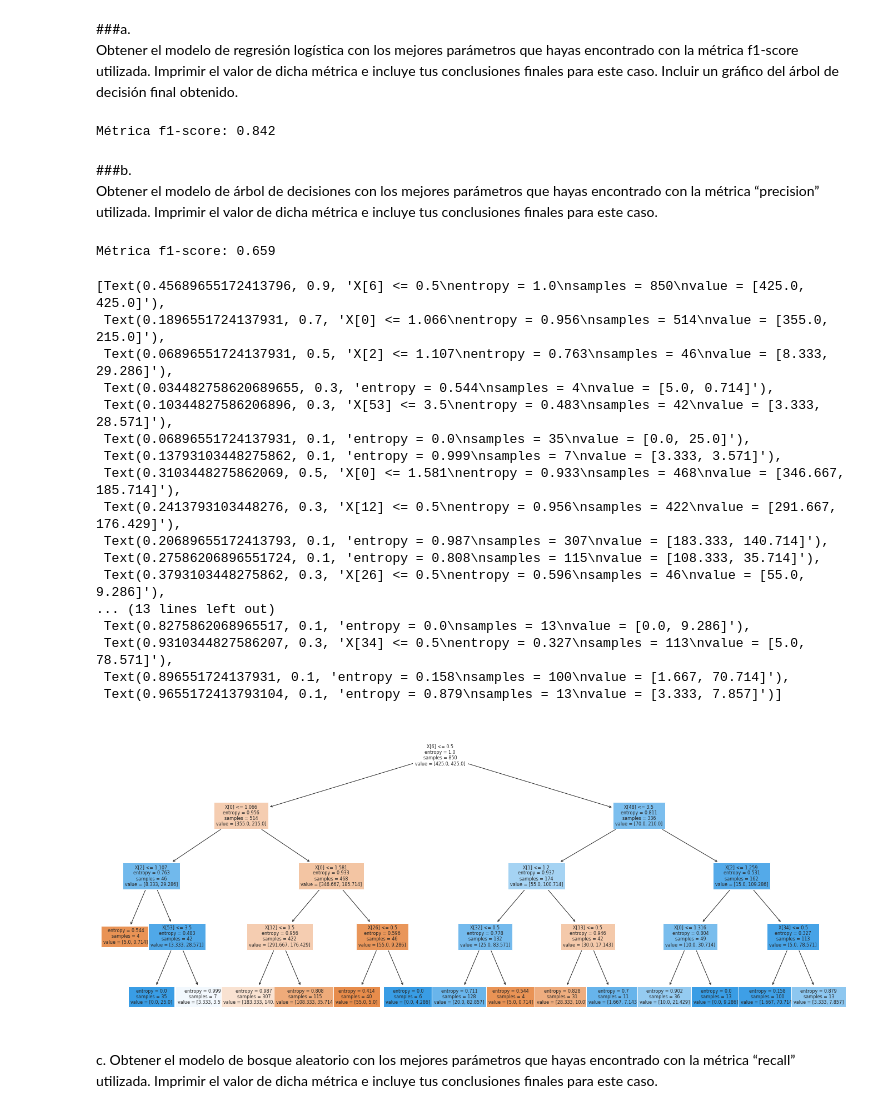
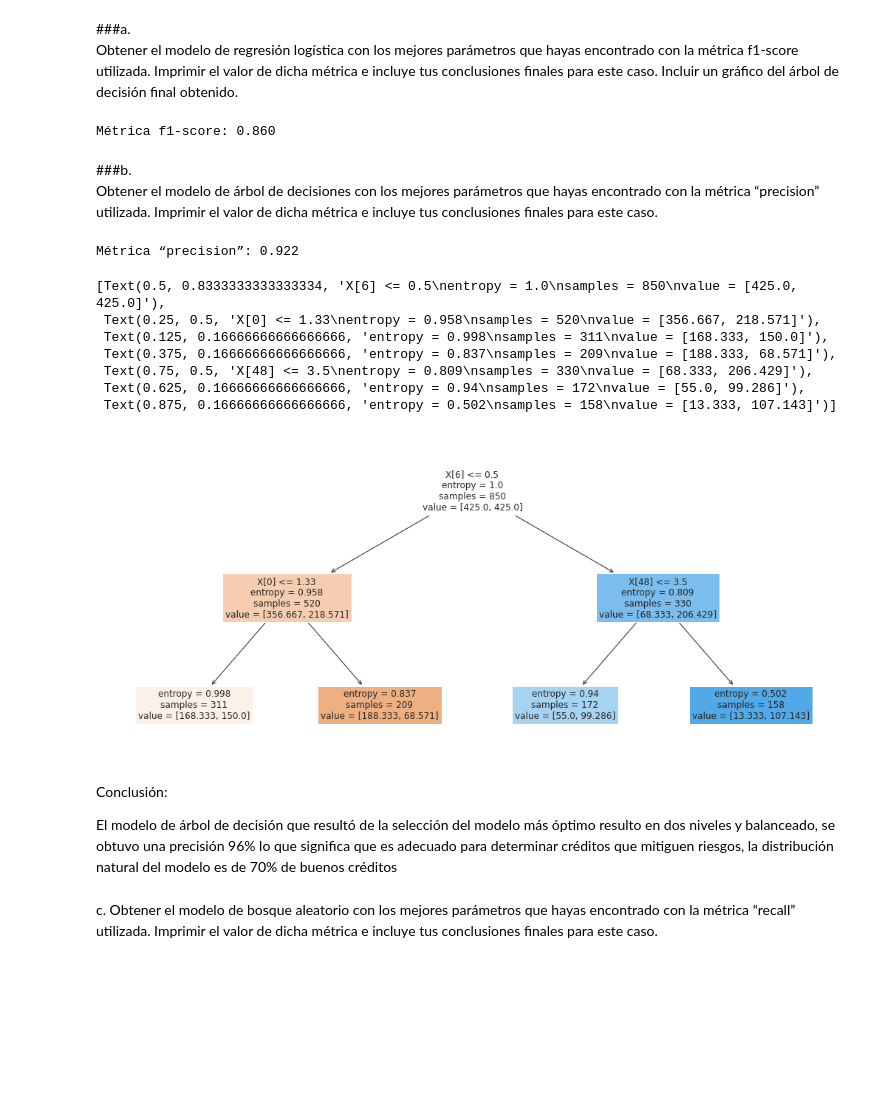
Before and after one commit to feracor/iayaa-Equipo-40, a Jupyter notebook: Arboldedecision_Equipo40.ipynb, the cells around one changed output. Cells and saved outputs as stored; diff of their text form; code cells hidden in the pictures; blank space fills up the shorter version.

```diff
--- a/Arboldedecision_Equipo40.ipynb
+++ b/Arboldedecision_Equipo40.ipynb
@@ -329,9 +331,9 @@ columnas_a_aplicar_df_nbin_pip = df_bin
 ###c.
 Aplica la transformación One-Hot encoding a las variables de entrada de tipo categórico y binaria. En particular, justifica por qué una variable binaria requeriría que se le aplique  la  transformación one-hot encoding. Por el momento dejar las variables ordinales sin transformar.
 # %%
-Col_Trans = ColumnTransformer(transformers=[('numericas', df_num_pip, columnas_a_aplicar_df_num_pip),
-                                            ('categoricas', df_cate_pip, columnas_a_aplicar_df_num_cate),
-                                            ('binarias', df_bin_pip, columnas_a_aplicar_df_nbin_pip)],
+Col_Trans = ColumnTransformer(transformers=[('numericas', df_num_pip, df_num),
+                                            ('categoricas', df_cate_pip, df_cate),
+                                            ('binarias', df_bin_pip, df_bin)],
                                             remainder='passthrough')
 
 #Ver las trasnformaciones y analizar lo que que necesitamos
@@ -873,43 +891,37 @@ encontrado con la métrica f1-score utilizada. Imprimir el valor de dicha métri
 tus conclusiones finales para este caso. Incluir un gráfico del árbol de decisión final
 obtenido.
 # %%
-estimador_optimo = gridFinal.best_estimator_
-predicciones = estimador_optimo.predict(X_test)
-print("Métrica f1-score: %.3f \n" %(mi_f1_score(y_test, predicciones)))
+optimal_estimator = gridFinal.best_estimator_
+predictions = optimal_estimator.predict(X_test)
+print("Métrica f1-score: %.3f \n" %(mi_f1_score(y_test, predictions)))
 # %% [output]
-Métrica f1-score: 0.842
+Métrica f1-score: 0.860
 # %% [markdown]
 ###b.
 Obtener el  modelo de árbol de decisiones con los mejores parámetros que hayas
 encontrado con la métrica “precision” utilizada. Imprimir el valor de dicha métrica e
 incluye tus conclusiones finales para este caso.
 # %%
-estimador_optimo = ArbolFinal.best_estimator_
+optimal_estimator = ArbolFinal.best_estimator_
 
-predicciones = estimador_optimo.predict(X_test)
-print("Métrica f1-score: %.3f \n" %(mi_f1_score(y_test, predicciones)))
-plt.figure(figsize=(24,10))
-tree.plot_tree(estimador_optimo.named_steps["model"], filled = True, fontsize=8)
+predictions = optimal_estimator.predict(X_test)
+print("Métrica “precision”: %.3f \n" %(mi_precision(y_test, predictions)))
+plt.figure(figsize=(18,8))
+tree.plot_tree(optimal_estimator.named_steps["model"], filled = True, fontsize=12)
 # %% [output]
-Métrica f1-score: 0.659
+Métrica “precision”: 0.922
-[Text(0.45689655172413796, 0.9, 'X[6] <= 0.5\nentropy = 1.0\nsamples = 850\nvalue = [425.0, 425.0]'),
- Text(0.1896551724137931, 0.7, 'X[0] <= 1.066\nentropy = 0.956\nsamples = 514\nvalue = [355.0, 215.0]'),
- Text(0.06896551724137931, 0.5, 'X[2] <= 1.107\nentropy = 0.763\nsamples = 46\nvalue = [8.333, 29.286]'),
- Text(0.034482758620689655, 0.3, 'entropy = 0.544\nsamples = 4\nvalue = [5.0, 0.714]'),
- Text(0.10344827586206896, 0.3, 'X[53] <= 3.5\nentropy = 0.483\nsamples = 42\nvalue = [3.333, 28.571]'),
- Text(0.06896551724137931, 0.1, 'entropy = 0.0\nsamples = 35\nvalue = [0.0, 25.0]'),
- Text(0.13793103448275862, 0.1, 'entropy = 0.999\nsamples = 7\nvalue = [3.333, 3.571]'),
- Text(0.3103448275862069, 0.5, 'X[0] <= 1.581\nentropy = 0.933\nsamples = 468\nvalue = [346.667, 185.714]'),
- Text(0.2413793103448276, 0.3, 'X[12] <= 0.5\nentropy = 0.956\nsamples = 422\nvalue = [291.667, 176.429]'),
- Text(0.20689655172413793, 0.1, 'entropy = 0.987\nsamples = 307\nvalue = [183.333, 140.714]'),
- Text(0.27586206896551724, 0.1, 'entropy = 0.808\nsamples = 115\nvalue = [108.333, 35.714]'),
- Text(0.3793103448275862, 0.3, 'X[26] <= 0.5\nentropy = 0.596\nsamples = 46\nvalue = [55.0, 9.286]'),
-... (13 lines left out)
- Text(0.8275862068965517, 0.1, 'entropy = 0.0\nsamples = 13\nvalue = [0.0, 9.286]'),
- Text(0.9310344827586207, 0.3, 'X[34] <= 0.5\nentropy = 0.327\nsamples = 113\nvalue = [5.0, 78.571]'),
- Text(0.896551724137931, 0.1, 'entropy = 0.158\nsamples = 100\nvalue = [1.667, 70.714]'),
- Text(0.9655172413793104, 0.1, 'entropy = 0.879\nsamples = 13\nvalue = [3.333, 7.857]')]
+[Text(0.5, 0.8333333333333334, 'X[6] <= 0.5\nentropy = 1.0\nsamples = 850\nvalue = [425.0, 425.0]'),
+ Text(0.25, 0.5, 'X[0] <= 1.33\nentropy = 0.958\nsamples = 520\nvalue = [356.667, 218.571]'),
+ Text(0.125, 0.16666666666666666, 'entropy = 0.998\nsamples = 311\nvalue = [168.333, 150.0]'),
+ Text(0.375, 0.16666666666666666, 'entropy = 0.837\nsamples = 209\nvalue = [188.333, 68.571]'),
+ Text(0.75, 0.5, 'X[48] <= 3.5\nentropy = 0.809\nsamples = 330\nvalue = [68.333, 206.429]'),
+ Text(0.625, 0.16666666666666666, 'entropy = 0.94\nsamples = 172\nvalue = [55.0, 99.286]'),
+ Text(0.875, 0.16666666666666666, 'entropy = 0.502\nsamples = 158\nvalue = [13.333, 107.143]')]
-[figure, old version]
+[figure, new version]
+# %% [markdown]
+Conclusión:
+
+El modelo de árbol de decisión que resultó de la selección del modelo más óptimo resulto en dos niveles y balanceado, se obtuvo una precisión 96% lo que significa que es adecuado para determinar créditos que mitiguen riesgos, la distribución natural del modelo es de 70% de buenos créditos
 # %% [markdown]
 c.   Obtener el  modelo de bosque aleatorio con los mejores parámetros que hayas
 encontrado con la métrica “recall” utilizada. Imprimir el valor de dicha métrica e incluye
```
Also changed, not shown: parts of 20 cells of this notebook.
